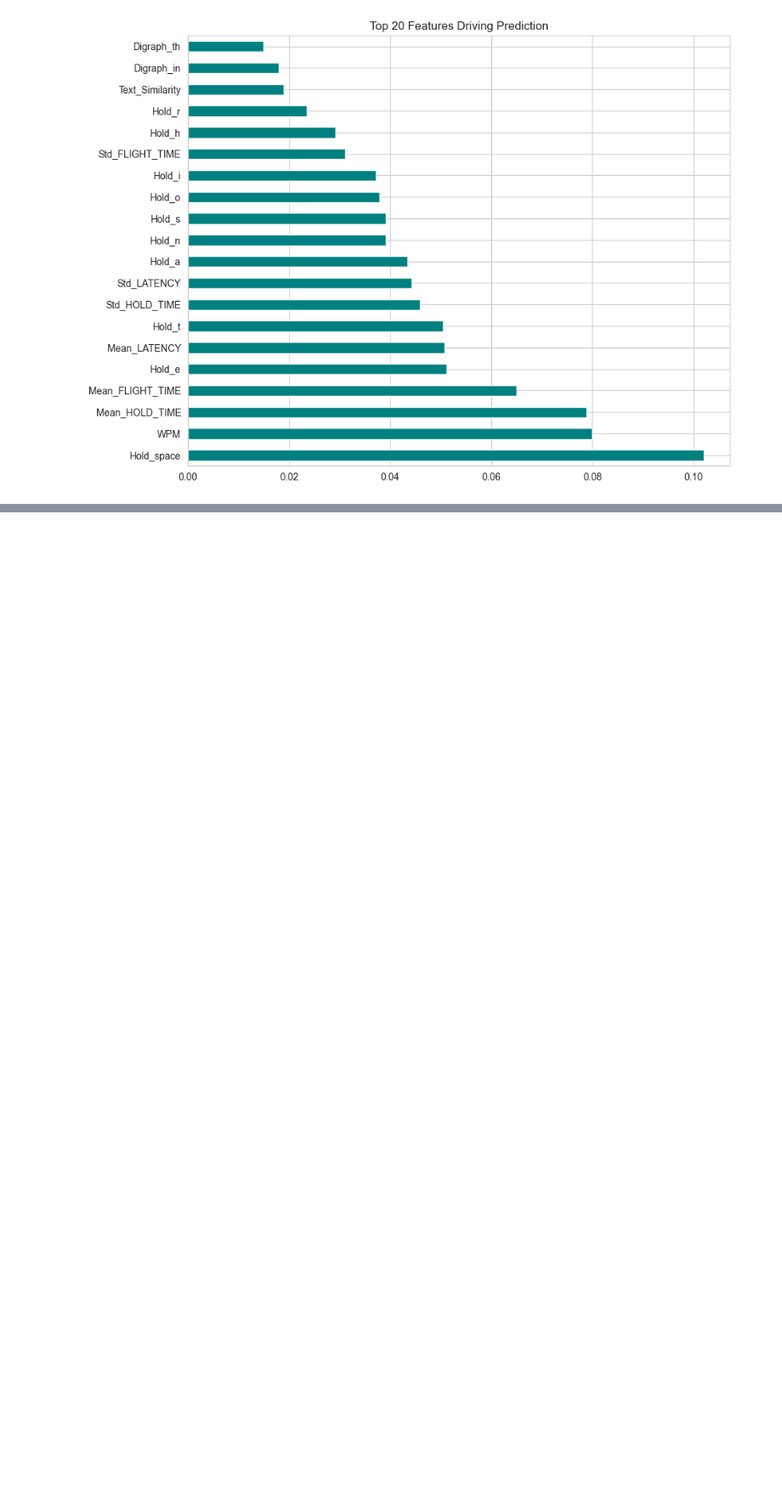
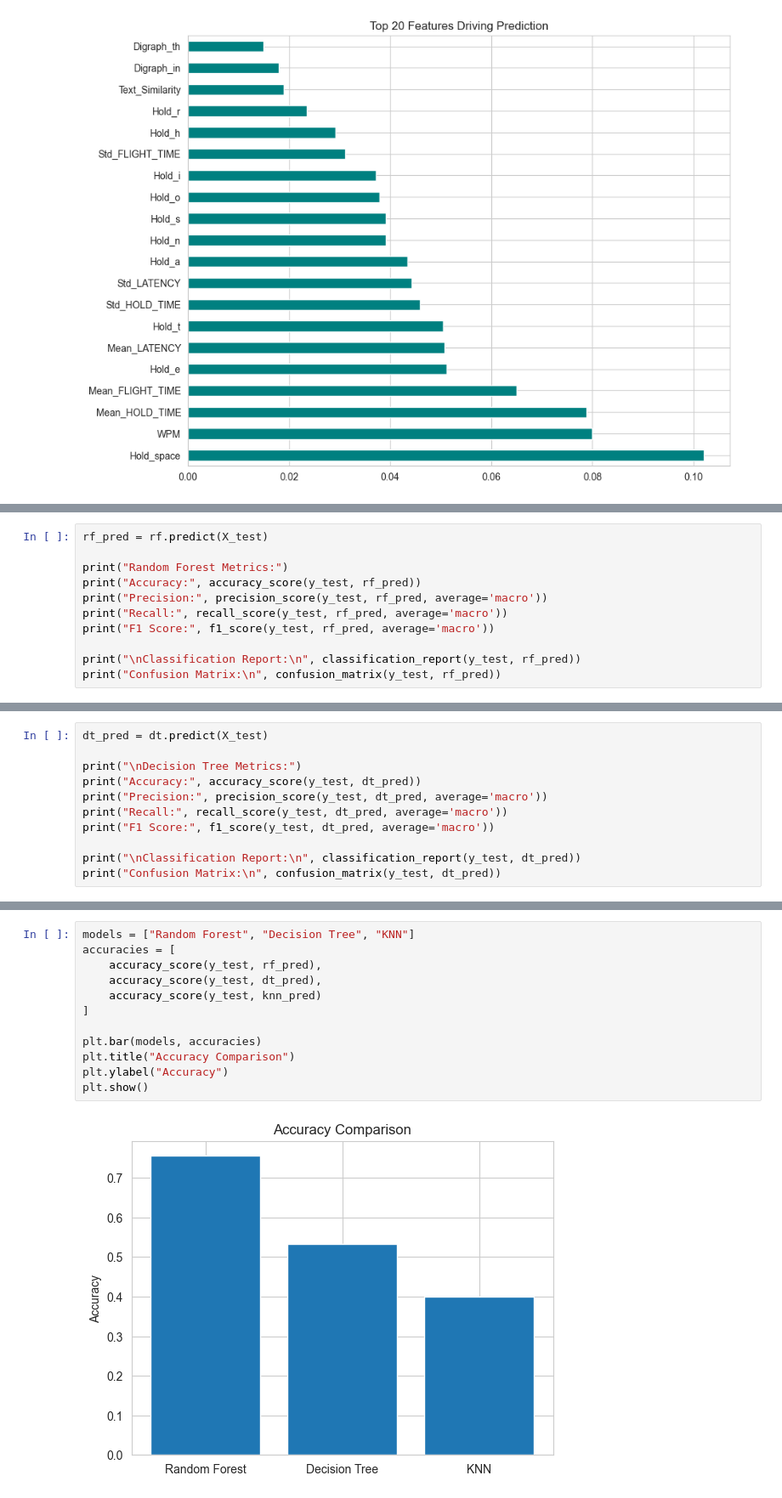
Before and after one commit to SanuviGamage5043/Keystrokes_ML, a Jupyter notebook: Untitled-1.ipynb, the cells around one changed output, grey strips where cells are left out. Shown at 85% size. Cells and saved outputs as stored; diff of their text form; blank space fills up the shorter version.

```diff
--- a/Untitled-1.ipynb
+++ b/Untitled-1.ipynb
@@ -210,0 +213,11 @@ plt.show()
+# %%
+rf_pred = rf.predict(X_test)
+
+print("Random Forest Metrics:")
+print("Accuracy:", accuracy_score(y_test, rf_pred))
+print("Precision:", precision_score(y_test, rf_pred, average='macro'))
+print("Recall:", recall_score(y_test, rf_pred, average='macro'))
+print("F1 Score:", f1_score(y_test, rf_pred, average='macro'))
+
+print("\nClassification Report:\n", classification_report(y_test, rf_pred))
+print("Confusion Matrix:\n", confusion_matrix(y_test, rf_pred))
@@ -210,0 +242,11 @@ plt.show()
+# %%
+dt_pred = dt.predict(X_test)
+
+print("\nDecision Tree Metrics:")
+print("Accuracy:", accuracy_score(y_test, dt_pred))
+print("Precision:", precision_score(y_test, dt_pred, average='macro'))
+print("Recall:", recall_score(y_test, dt_pred, average='macro'))
+print("F1 Score:", f1_score(y_test, dt_pred, average='macro'))
+
+print("\nClassification Report:\n", classification_report(y_test, dt_pred))
+print("Confusion Matrix:\n", confusion_matrix(y_test, dt_pred))
@@ -210,0 +409,14 @@ plt.show()
+# %%
+models = ["Random Forest", "Decision Tree", "KNN"]
+accuracies = [
+    accuracy_score(y_test, rf_pred),
+    accuracy_score(y_test, dt_pred),
+    accuracy_score(y_test, knn_pred)
+]
+
+plt.bar(models, accuracies)
+plt.title("Accuracy Comparison")
+plt.ylabel("Accuracy")
+plt.show()
+# %% [output]
+[figure, added]
```
Also changed, not shown: parts of 10 cells of this notebook, 7 other files.
